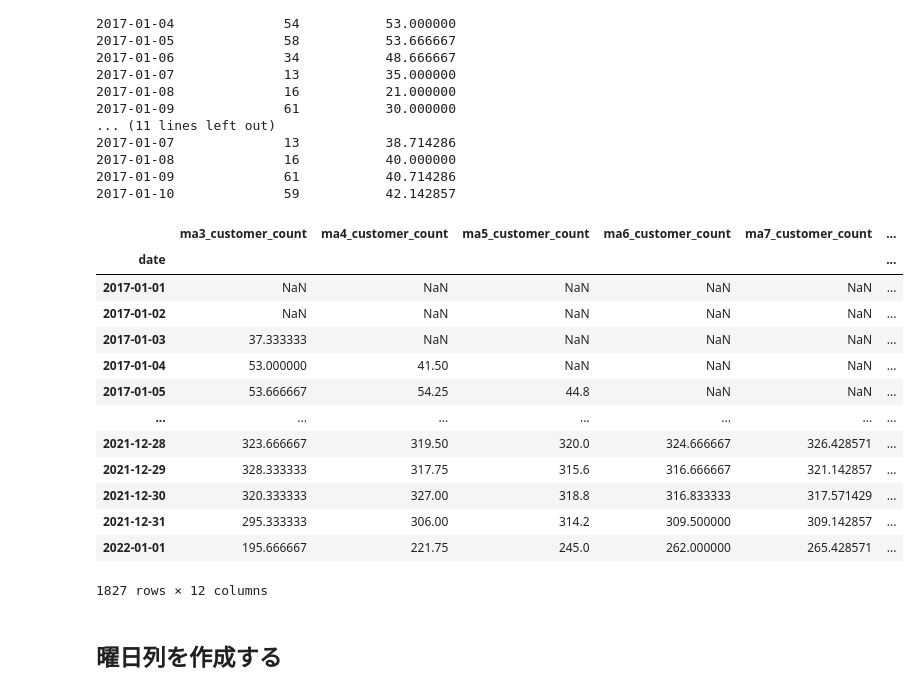
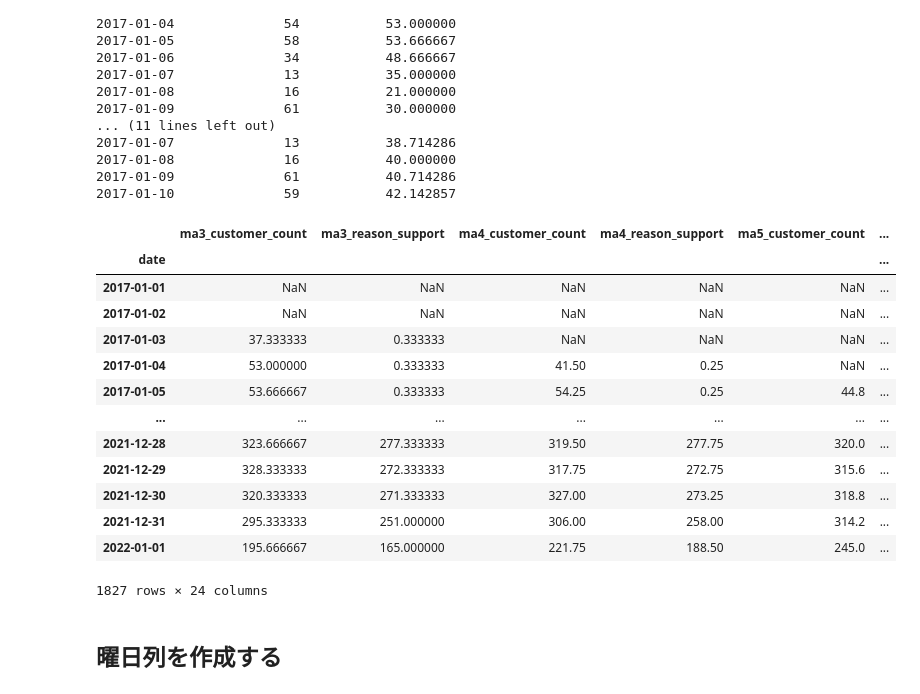
Before and after one commit to Ginnya-v2/customer_analysis, a Jupyter notebook: 01_CustomerSubscriptionDataset/03_analysis/script.ipynb, the cells around one changed output. Drawn from its saved outputs; the diff is of its cells as text; code cells hidden in the pictures.

```diff
--- a/01_CustomerSubscriptionDataset/03_analysis/script.ipynb
+++ b/01_CustomerSubscriptionDataset/03_analysis/script.ipynb
@@ -192,7 +266,7 @@ Index([2017-01-01, 2017-01-02, 2017-01-03, 2017-01-04, 2017-01-05, 2017-01-06,
 ## 必要な列をのみを抽出
 # %%
 # cusstomer_countとreason_supportの列を抽出
-df3 = df3[['customer_count','reason_support']].copy()
+df3 = df3[['customer_count','reason_support']]
 df3
 # %% [output]
 |  | customer_count | reason_support |
@@ -384,25 +455,28 @@ date
 # %%
 # forループを使って移動平均列を作成する
 for i in range(3, 15): # 3日から14日までの移動平均列を作成する
     col = f'ma{i}_customer_count' # 移動平均列の名前を作成
     df3[col] = df3['customer_count'].rolling(window=i).mean() # 移動平均を計算して新しい列を作成
 
-df3.iloc[:, -12:] # 最後の28列を表示して確認
+    col = f'ma{i}_reason_support' # 移動平均列の名前を作成
+    df3[col] = df3['reason_support'].rolling(window=i).mean() # 移動平均を計算して新しい列を作成
+
+df3.iloc[:, -24:] # 最後の24列を表示して確認
 # %% [output]
-|  | ma3_customer_count | ma4_customer_count | ma5_customer_count | ma6_customer_count | ma7_customer_count | ... |
+|  | ma3_customer_count | ma3_reason_support | ma4_customer_count | ma4_reason_support | ma5_customer_count | ... |
 | date |  |  |  |  |  | ... |
 | 2017-01-01 | NaN | NaN | NaN | NaN | NaN | ... |
 | 2017-01-02 | NaN | NaN | NaN | NaN | NaN | ... |
-| 2017-01-03 | 37.333333 | NaN | NaN | NaN | NaN | ... |
-| 2017-01-04 | 53.000000 | 41.50 | NaN | NaN | NaN | ... |
-| 2017-01-05 | 53.666667 | 54.25 | 44.8 | NaN | NaN | ... |
+| 2017-01-03 | 37.333333 | 0.333333 | NaN | NaN | NaN | ... |
+| 2017-01-04 | 53.000000 | 0.333333 | 41.50 | 0.25 | NaN | ... |
+| 2017-01-05 | 53.666667 | 0.333333 | 54.25 | 0.25 | 44.8 | ... |
 | ... | ... | ... | ... | ... | ... | ... |
-| 2021-12-28 | 323.666667 | 319.50 | 320.0 | 324.666667 | 326.428571 | ... |
-| 2021-12-29 | 328.333333 | 317.75 | 315.6 | 316.666667 | 321.142857 | ... |
-| 2021-12-30 | 320.333333 | 327.00 | 318.8 | 316.833333 | 317.571429 | ... |
-| 2021-12-31 | 295.333333 | 306.00 | 314.2 | 309.500000 | 309.142857 | ... |
-| 2022-01-01 | 195.666667 | 221.75 | 245.0 | 262.000000 | 265.428571 | ... |
+| 2021-12-28 | 323.666667 | 277.333333 | 319.50 | 277.75 | 320.0 | ... |
+| 2021-12-29 | 328.333333 | 272.333333 | 317.75 | 272.75 | 315.6 | ... |
+| 2021-12-30 | 320.333333 | 271.333333 | 327.00 | 273.25 | 318.8 | ... |
+| 2021-12-31 | 295.333333 | 251.000000 | 306.00 | 258.00 | 314.2 | ... |
+| 2022-01-01 | 195.666667 | 165.000000 | 221.75 | 188.50 | 245.0 | ... |
-1827 rows × 12 columns
+1827 rows × 24 columns
 # %% [markdown]
 ## 曜日列を作成する
 # %%
```
Also changed, not shown: parts of 20 cells of this notebook, 3 other files.
